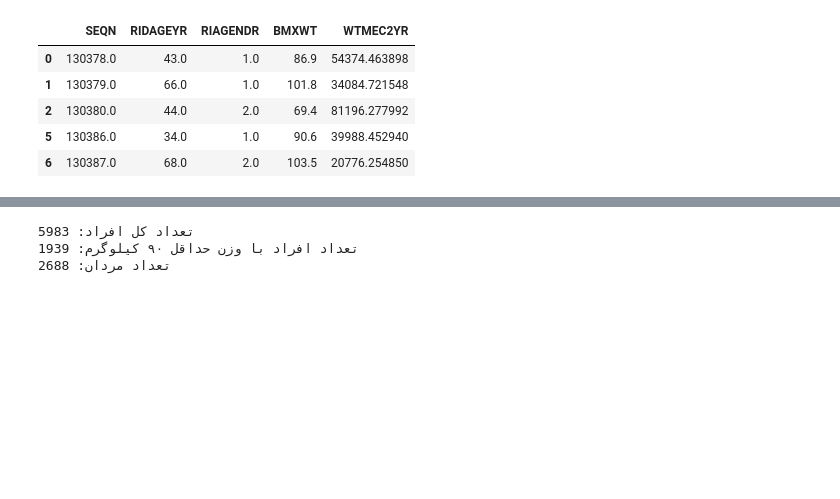
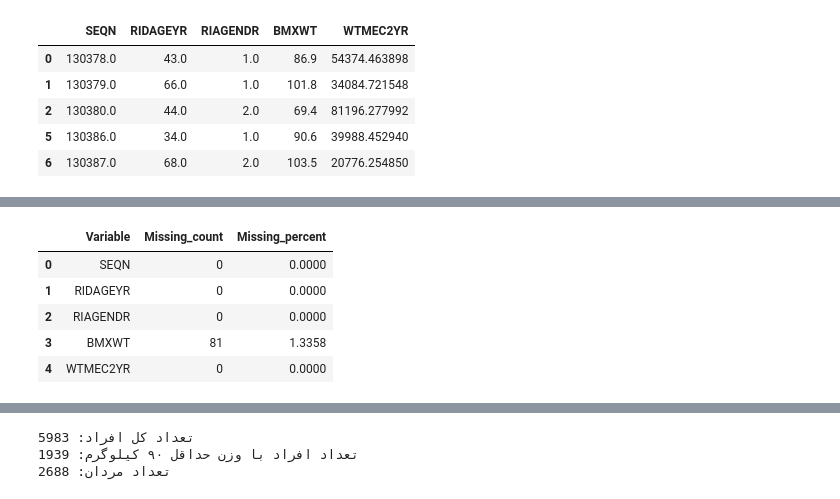
Before and after one commit to nazaninhasani/Amar, a Jupyter notebook: notebooks/phase2_analysis.ipynb, the cells around one changed output, grey strips where cells are left out. Saved outputs shown, nothing was run; the diff lists cells and outputs as text; code cells hidden in the pictures; blank space fills up the shorter version.

Commit message:
phase2: document sample flow and audit data quality

```diff
--- a/notebooks/phase2_analysis.ipynb
+++ b/notebooks/phase2_analysis.ipynb
@@ -58,0 +175,89 @@ df[
+# %%
+import numpy as np
+#  بزرگسالان پس از اتصال، پیش از حذف موارد ناقص
+audit_data = stage_age.copy()
+
+audit_columns = [
+    "SEQN",
+    "RIDAGEYR",
+    "RIAGENDR",
+    "BMXWT",
+    "WTMEC2YR"
+]
+
+# ۱. تعداد و درصد گمشدگی هر متغیر
+missing_audit = pd.DataFrame({
+    "Variable": audit_columns,
+    "Missing_count": [
+        audit_data[col].isna().sum()
+        for col in audit_columns
+    ],
+    "Missing_percent": [
+        100 * audit_data[col].isna().mean()
+        for col in audit_columns
+    ]
+})
+
+display(missing_audit.round(4))
+
+# ۲. کنترل‌های پایهٔ اعتبار و سازگاری
+quality_checks = pd.DataFrame({
+    "Check": [
+        "Duplicate SEQN rows",
+        "Observed sex code outside {1, 2}",
+        "Observed body weight <= 0",
+        "Observed MEC weight <= 0",
+        "Recorded age outside 20-80",
+        "Non-finite observed numeric values"
+    ],
+    "Count": [
+        audit_data["SEQN"].duplicated().sum(),
+
+        (
+            audit_data["RIAGENDR"].notna()
+            & ~audit_data["RIAGENDR"].isin([1, 2])
+        ).sum(),
+
+        (
+            audit_data["BMXWT"].notna()
+            & audit_data["BMXWT"].le(0)
+        ).sum(),
+
+        (
+            audit_data["WTMEC2YR"].notna()
+            & audit_data["WTMEC2YR"].le(0)
+        ).sum(),
+
+        (
+            audit_data["RIDAGEYR"].notna()
+            & ~audit_data["RIDAGEYR"].between(20, 80)
+        ).sum(),
+
+        sum(
+            (
+                audit_data[col].notna()
+                & ~np.isfinite(audit_data[col])
+            ).sum()
+            for col in audit_columns
+        )
+    ]
+})
+
+display(quality_checks)
+
+# ۳. مشاهدهٔ کدهای واقعی جنس، شامل مقادیر گمشده
+sex_code_counts = (
+    audit_data["RIAGENDR"]
+    .value_counts(dropna=False)
+    .rename_axis("RIAGENDR")
+    .reset_index(name="Count")
+)
+
+display(sex_code_counts)
+# %% [output]
+|  | Variable | Missing_count | Missing_percent |
+| 0 | SEQN | 0 | 0.0000 |
+| 1 | RIDAGEYR | 0 | 0.0000 |
+| 2 | RIAGENDR | 0 | 0.0000 |
+| 3 | BMXWT | 81 | 1.3358 |
+| 4 | WTMEC2YR | 0 | 0.0000 |
```
Also changed, not shown: parts of 5 cells of this notebook, 7 other files.
